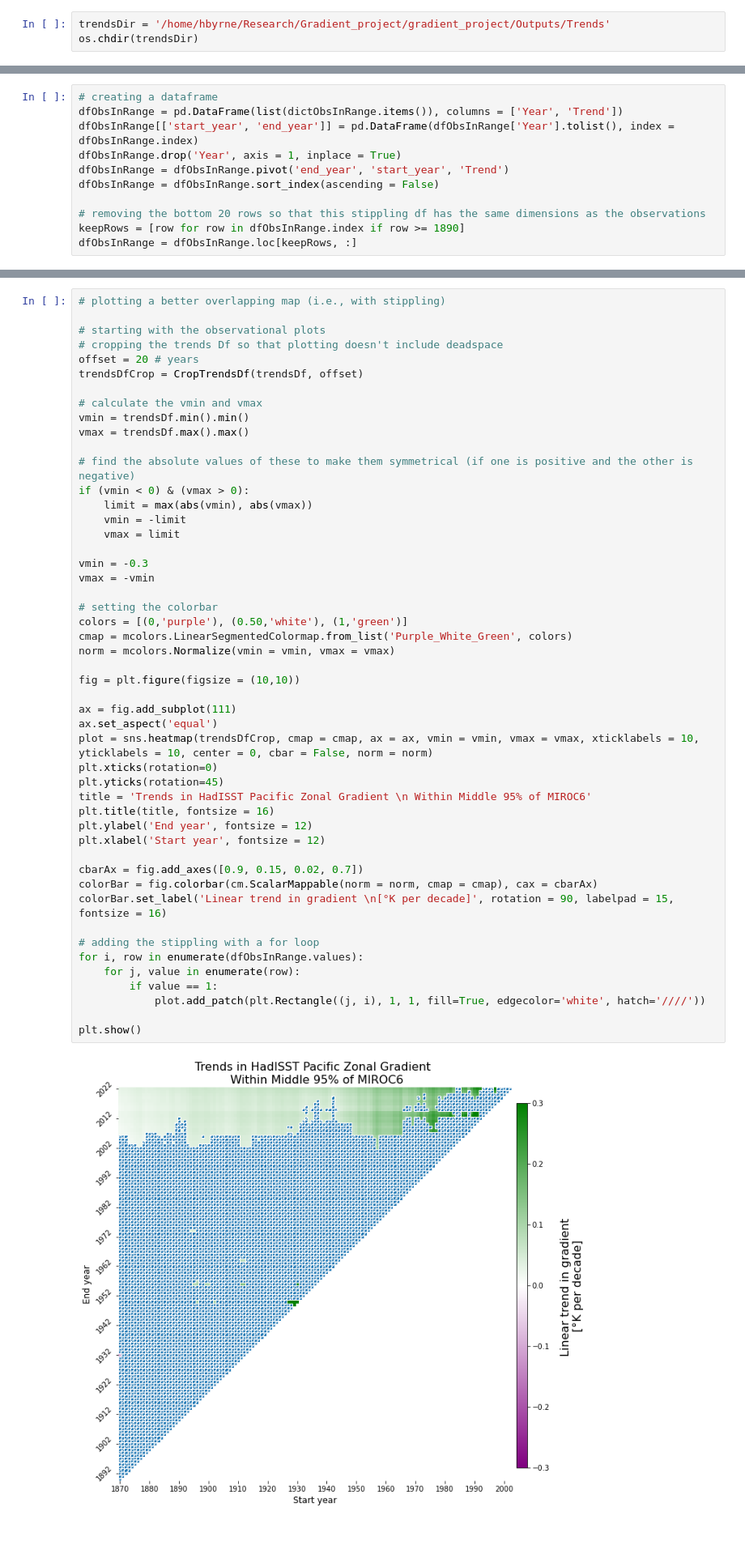
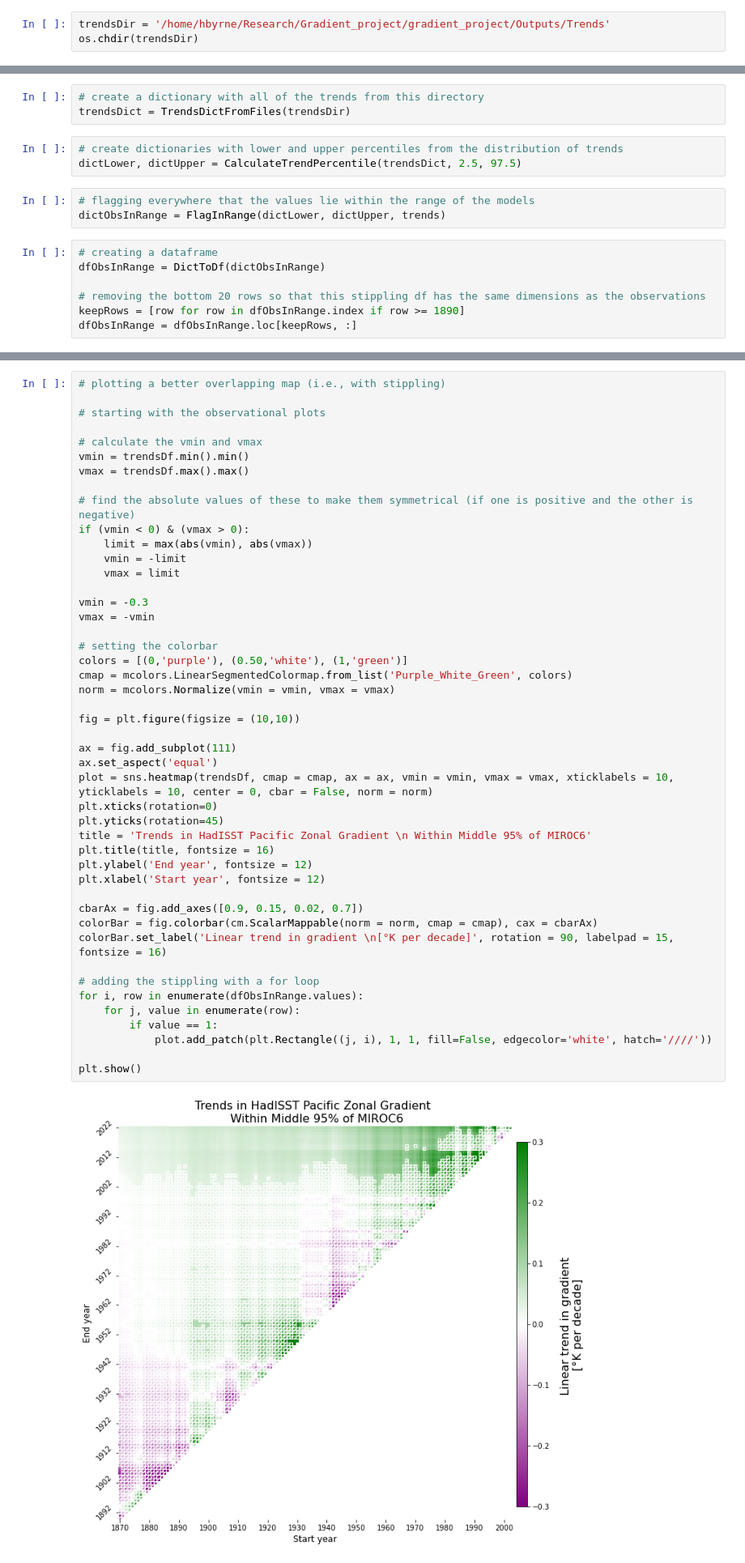
Before and after one commit to hanbyrne1995/gradient_project, a Jupyter notebook: MME_MIROC.ipynb, the cells around one changed output, grey strips where cells are left out. Shown at 81% size. Cells and saved outputs as stored; diff of their text form; blank space fills up the shorter version.

```diff
--- a/MME_MIROC.ipynb
+++ b/MME_MIROC.ipynb
@@ -206,10 +150,15 @@ dictObsInRange = dict(dictObsInRange)
+# %%
+# create a dictionary with all of the trends from this directory
+trendsDict = TrendsDictFromFiles(trendsDir)
+# %%
+# create dictionaries with lower and upper percentiles from the distribution of trends
+dictLower, dictUpper = CalculateTrendPercentile(trendsDict, 2.5, 97.5)
+# %%
+# flagging everywhere that the values lie within the range of the models
+dictObsInRange = FlagInRange(dictLower, dictUpper, trends)
 # %%
 # creating a dataframe
-dfObsInRange = pd.DataFrame(list(dictObsInRange.items()), columns = ['Year', 'Trend'])
-dfObsInRange[['start_year', 'end_year']] = pd.DataFrame(dfObsInRange['Year'].tolist(), index = dfObsInRange.index)
-dfObsInRange.drop('Year', axis = 1, inplace = True)
-dfObsInRange = dfObsInRange.pivot('end_year', 'start_year', 'Trend')
-dfObsInRange = dfObsInRange.sort_index(ascending = False)
+dfObsInRange = DictToDf(dictObsInRange)
 
 # removing the bottom 20 rows so that this stippling df has the same dimensions as the observations
 keepRows = [row for row in dfObsInRange.index if row >= 1890]
@@ -224,9 +167,6 @@ sns.heatmap(dfObsInRange, ax = ax)
 # plotting a better overlapping map (i.e., with stippling)
 
 # starting with the observational plots
-# cropping the trends Df so that plotting doesn't include deadspace
-offset = 20 # years
-trendsDfCrop = CropTrendsDf(trendsDf, offset)
 
 # calculate the vmin and vmax
 vmin = trendsDf.min().min()
@@ -241,33 +181,33 @@ if (vmin < 0) & (vmax > 0):
 vmin = -0.3
 vmax = -vmin
 
 # setting the colorbar
 colors = [(0,'purple'), (0.50,'white'), (1,'green')]
 cmap = mcolors.LinearSegmentedColormap.from_list('Purple_White_Green', colors)
 norm = mcolors.Normalize(vmin = vmin, vmax = vmax)
 
 fig = plt.figure(figsize = (10,10))
 
 ax = fig.add_subplot(111)
 ax.set_aspect('equal')
-plot = sns.heatmap(trendsDfCrop, cmap = cmap, ax = ax, vmin = vmin, vmax = vmax, xticklabels = 10, yticklabels = 10, center = 0, cbar = False, norm = norm)
+plot = sns.heatmap(trendsDf, cmap = cmap, ax = ax, vmin = vmin, vmax = vmax, xticklabels = 10, yticklabels = 10, center = 0, cbar = False, norm = norm)
 plt.xticks(rotation=0)
 plt.yticks(rotation=45)
 title = 'Trends in HadISST Pacific Zonal Gradient \n Within Middle 95% of MIROC6'
 plt.title(title, fontsize = 16)
 plt.ylabel('End year', fontsize = 12)
 plt.xlabel('Start year', fontsize = 12)
 
 cbarAx = fig.add_axes([0.9, 0.15, 0.02, 0.7])
 colorBar = fig.colorbar(cm.ScalarMappable(norm = norm, cmap = cmap), cax = cbarAx)
 colorBar.set_label('Linear trend in gradient \n[°K per decade]', rotation = 90, labelpad = 15, fontsize = 16)
 
 # adding the stippling with a for loop
 for i, row in enumerate(dfObsInRange.values):
     for j, value in enumerate(row):
         if value == 1:
-            plot.add_patch(plt.Rectangle((j, i), 1, 1, fill=True, edgecolor='white', hatch='////'))
+            plot.add_patch(plt.Rectangle((j, i), 1, 1, fill=False, edgecolor='white', hatch='////'))
 
 plt.show()
 # %% [output]
-[figure, old version]
+[figure, new version]
```
Also changed, not shown: parts of 9 cells of this notebook.
